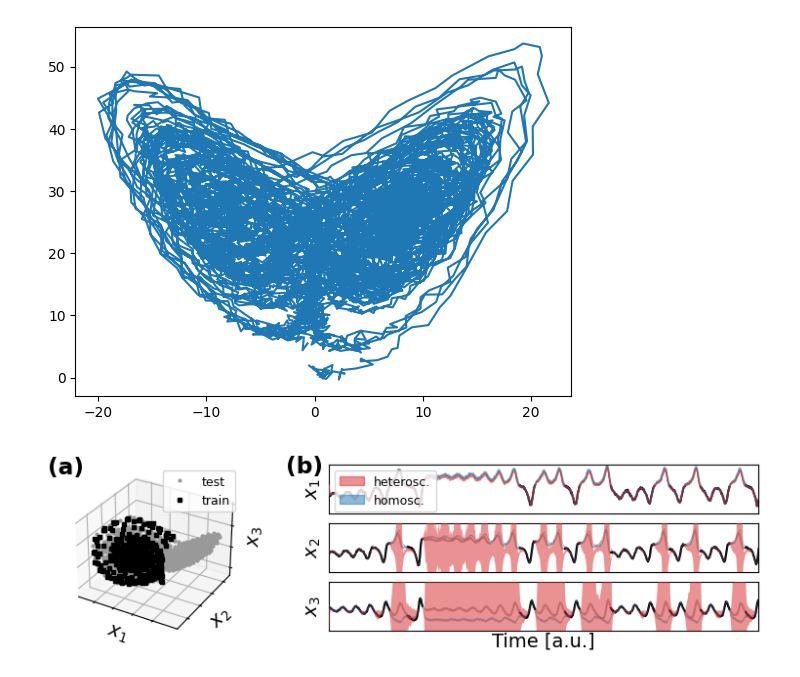
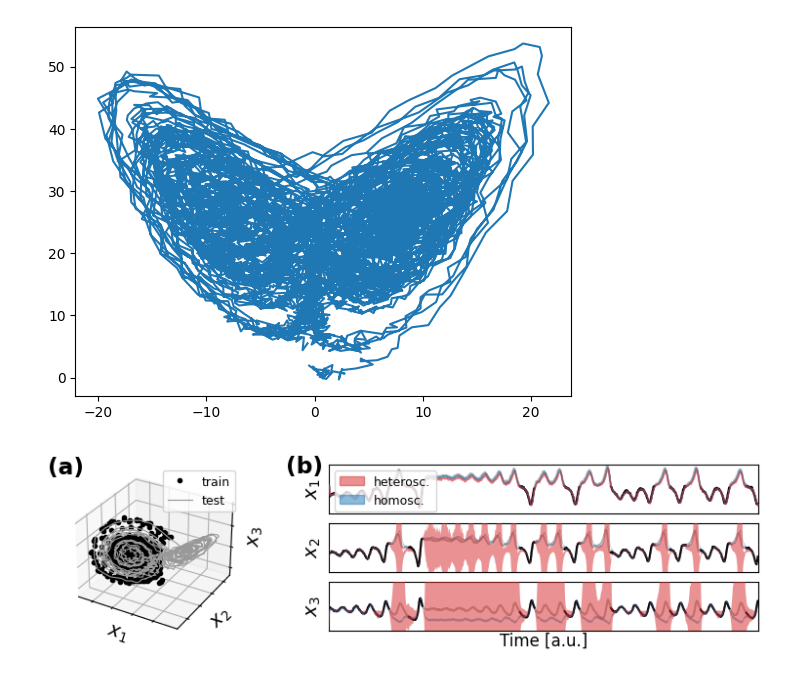
Before and after one commit to christiando/gaussian-toolbox, a Jupyter notebook: timeseries/experiments_scripts/Lorenz.ipynb, the cells around one changed output. Cells and saved outputs as stored; diff of their text form; code cells hidden in the pictures.

```diff
--- a/timeseries/experiments_scripts/Lorenz.ipynb
+++ b/timeseries/experiments_scripts/Lorenz.ipynb
@@ -139,7 +139,7 @@ x_tr = x_all[:4000:2]
 scaler = StandardScaler()
 x_tr = scaler.fit_transform(x_tr[x_tr[:,0] < 0])
 
-x_te = scaler.transform(x_all[4000::2])
+x_te = scaler.transform(x_all[4000:6000:2])
 pyplot.plot(x_tr)
 # %% [output]
 [<matplotlib.lines.Line2D at 0x...>,
@@ -235,10 +235,17 @@ pyplot.plot(x_all[:,0], x_tr[:,2], '')
 plt.rc('font', size = 14)
 fig = plt.figure(figsize=(8,2))
 
+x_tr_nan = scaler.transform(numpy.copy(x_all[:4000:2,:]))
+x_tr_nan[x_all[:4000:2,0] > 0] = numpy.nan
+
+x_te_nan = numpy.copy(x_te)
+x_te_nan[x_all[4000:6000:2,0] > 0] = numpy.nan
+
 ax1 = fig.add_axes([.05,.05,.25,.9], projection='3d')
 #ax.grid(False)
-ax1.plot(x_te[:,0], x_te[:,1], x_te[:,2], '.', color=[.6,.6,.6], ms=4, label='test')
-ax1.plot(x_tr[:,0], x_tr[:,1], x_tr[:,2], 'ks', ms=3, label='train')
+
+ax1.plot(x_tr_nan[:,0], x_tr_nan[:,1], x_tr_nan[:,2], 'k.', label='train')
+ax1.plot(x_te[:,0], x_te[:,1], x_te[:,2], color=[.6,.6,.6], label='test', lw=.8)
 
 ax1.set_xlabel("$x_1$", labelpad=-10)
 ax1.set_ylabel("$x_2$", labelpad=-10)
@@ -273,32 +280,32 @@ idx = 1
 ax3.plot(x_te_nan[:,idx], 'k')
 ax3.plot(x_te[:,idx], 'k', alpha=.3)
 #pyplot.plot(mean)
 ax3.fill_between(range(lb_hsk.shape[0]), lb_hsk[:,idx], ub_hsk[:,idx], color='C3', zorder=9, alpha=.5, label='heterosc.', linewidth=0)
 #pyplot.fill_between(range(lb_hmm.shape[0]), lb_hmm[:,idx], ub_hmm[:,idx], color='C2', zorder=8, alpha=.5)
 ax3.fill_between(range(lb_lin.shape[0]), lb_lin[:,idx], ub_lin[:,idx], color='C0', zorder=8, alpha=.5, label='homosc.', linewidth=0)
 ax3.set_xlim([0,1000])
 ax3.set_ylim([-4,6])
 ax3.set_xticks([])
 ax3.set_yticks([])
 ax3.set_ylabel('$x_2$')
 
 ax4 = fig.add_axes([.4,.1,.55,.25])
 
 idx = 2
 ax4.plot(x_te_nan[:,idx], 'k')
 ax4.plot(x_te[:,idx], 'k', alpha=.3)
 #pyplot.plot(mean)
 ax4.fill_between(range(lb_hsk.shape[0]), lb_hsk[:,idx], ub_hsk[:,idx], color='C3', zorder=9, alpha=.5, linewidth=0)
 #pyplot.fill_between(range(lb_hmm.shape[0]), lb_hmm[:,idx], ub_hmm[:,idx], color='C2', zorder=8, alpha=.5)
 ax4.fill_between(range(lb_lin.shape[0]), lb_lin[:,idx], ub_lin[:,idx], color='C0', zorder=8, alpha=.5, linewidth=0)
 ax4.set_xlim([0,1000])
 ax4.set_ylim([-4,6])
 ax4.set_xticks([])
 ax4.set_yticks([])
 ax4.set_ylabel('$x_3$')
-ax4.set_xlabel('Time [a.u.]', labelpad=1)
+ax4.set_xlabel('Time [a.u.]', labelpad=1, fontsize=12)
 plt.savefig('../../figs/aistats22/lorenz.pdf')
 plt.savefig('../../figs/aistats22/lorenz.png', dpi=300)
 plt.show()
 # %% [output]
-[figure, old version]
+[figure, new version]
```
Also changed, not shown: parts of 1 cell of this notebook, 2 other files.
